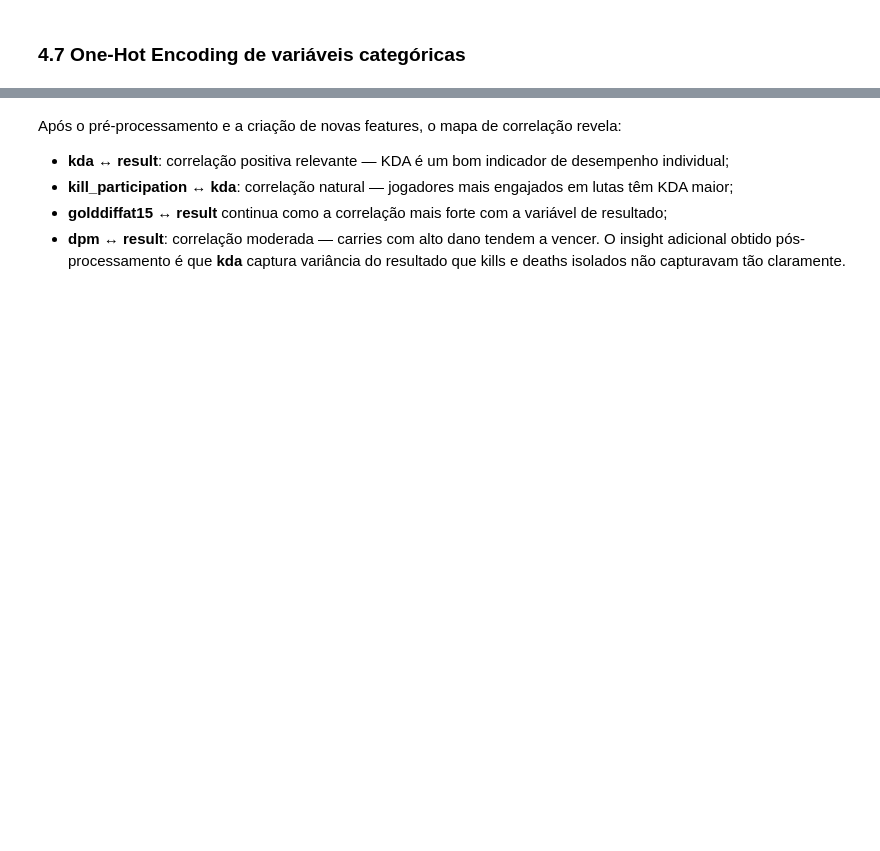
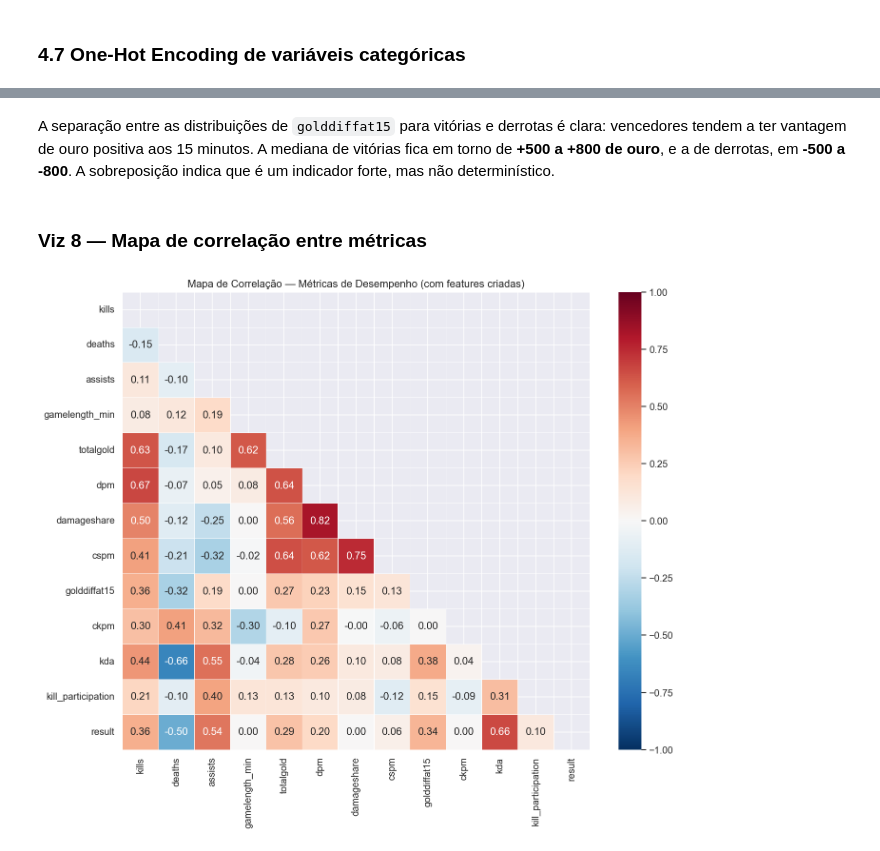
Before and after one commit to hugo-antunes19/analise-dados-puc-hugo-antunes, a Jupyter notebook: analise_exploratoria.ipynb, the cells around one changed output, grey strips where cells are left out. Drawn from its saved outputs; the diff is of its cells as text; code cells hidden in the pictures; blank space fills up the shorter version.

```diff
--- a/analise_exploratoria.ipynb
+++ b/analise_exploratoria.ipynb
@@ -721,19 +635,25 @@ print(f'Shape após encoding: {df_encoded.shape}')
+# %% [markdown]
+A separação entre as distribuições de `golddiffat15` para vitórias e derrotas é clara: vencedores tendem a ter vantagem de ouro positiva aos 15 minutos. A mediana de vitórias fica em torno de **+500 a +800 de ouro**, e a de derrotas, em **-500 a -800**. A sobreposição indica que é um indicador forte, mas não determinístico.
+# %% [markdown]
+### Viz 8 — Mapa de correlação entre métricas
 # %%
-# Correlação com as features criadas
-POST_COLS = ['kda', 'kill_participation', 'dpm', 'cspm', 'golddiffat15', 'result']
-POST_COLS = [c for c in POST_COLS if c in df_clean.columns]
+CORR_COLS = [
+    'kills', 'deaths', 'assists', 'gamelength_min',
+    'totalgold', 'dpm', 'damageshare', 'cspm',
+    'golddiffat15', 'ckpm', 'kda', 'kill_participation', 'result',
+]
+CORR_COLS = [c for c in CORR_COLS if c in df_clean.columns]
+corr_df = df_clean[CORR_COLS].corr()
 
-fig, ax = plt.subplots(figsize=(8, 6))
-corr_post = df_clean[POST_COLS].corr()
-mask = np.triu(np.ones_like(corr_post, dtype=bool))
-sns.heatmap(corr_post, mask=mask, annot=True, fmt='.2f', cmap='RdBu_r',
-            center=0, ax=ax, linewidths=0.5)
-ax.set_title('Correlação Pós-Pré-processamento (com features criadas)')
+fig, ax = plt.subplots(figsize=(12, 10))
+mask = np.triu(np.ones_like(corr_df, dtype=bool))
+sns.heatmap(
+    corr_df, mask=mask, annot=True, fmt='.2f',
+    cmap='RdBu_r', center=0, vmin=-1, vmax=1,
+    ax=ax, linewidths=0.5
+)
+ax.set_title('Mapa de Correlação — Métricas de Desempenho (com features criadas)')
 plt.tight_layout()
 plt.show()
+# %% [output]
+[figure, added]
-# %% [markdown]
-Após o pré-processamento e a criação de novas features, o mapa de correlação revela:
-- **kda ↔ result**: correlação positiva relevante — KDA é um bom indicador de desempenho individual;
-- **kill_participation ↔ kda**: correlação natural — jogadores mais engajados em lutas têm KDA maior;
-- **golddiffat15 ↔ result** continua como a correlação mais forte com a variável de resultado;
-- **dpm ↔ result**: correlação moderada — carries com alto dano tendem a vencer. O insight adicional obtido pós-processamento é que **kda** captura variância do resultado que kills e deaths isolados não capturavam tão claramente.
```
Also changed, not shown: parts of 94 cells of this notebook.
